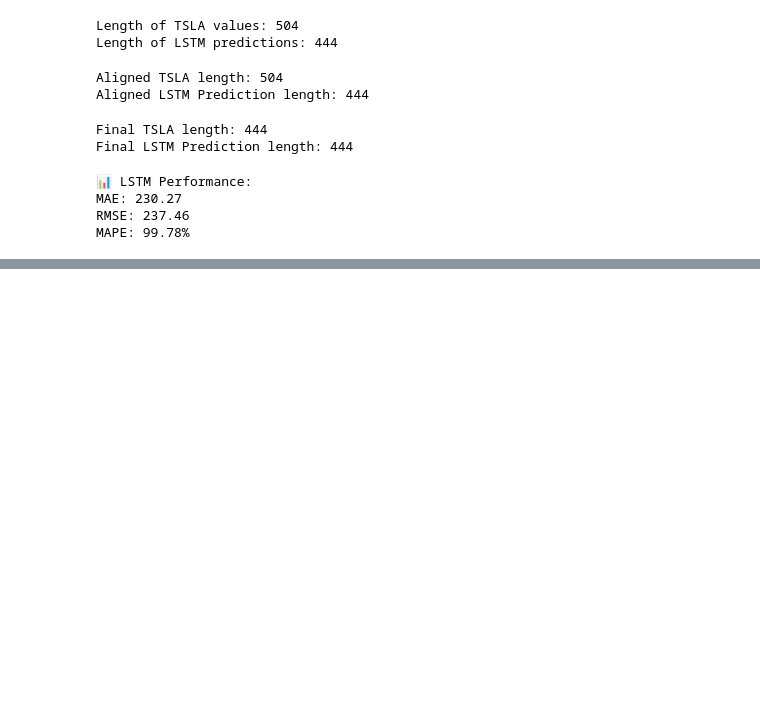
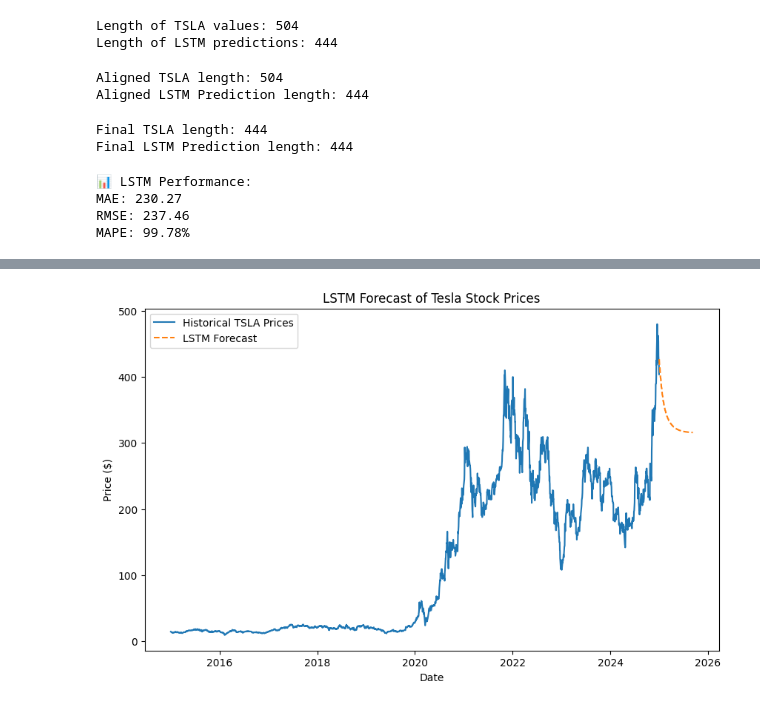
Before and after one commit to hasankere/Week11_project, a Jupyter notebook: notebooks/GMF.ipynb, the cells around one changed output, grey strips where cells are left out. Saved outputs shown, nothing was run; the diff lists cells and outputs as text; code cells hidden in the pictures; blank space fills up the shorter version.

```diff
--- a/notebooks/GMF.ipynb
+++ b/notebooks/GMF.ipynb
@@ -661,0 +740,18 @@ MAPE: 99.78%
+# %%
+from tensorflow.keras.models import Sequential
+from tensorflow.keras.layers import LSTM, Dense, Dropout
+
+# Build the LSTM model
+model_lstm = Sequential([
+    LSTM(50, return_sequences=True, input_shape=(lookback, 1)),
+    Dropout(0.2),
+    LSTM(50, return_sequences=False),
+    Dropout(0.2),
+    Dense(1)
+])
+
+# Compile the model
+model_lstm.compile(optimizer='adam', loss='mean_squared_error')
+
+# Train the model
+model_lstm.fit(X_train, y_train, epochs=10, batch_size=32, validation_data=(X_test, y_test))
@@ -661,0 +780,24 @@ MAPE: 99.78%
+# %%
+# Prepare data for future predictions
+last_data = scaled_data[-lookback:]
+future_predictions = []
+
+for _ in range(forecast_period):
+    X_input = last_data.reshape((1, lookback, 1))
+    predicted_price = model_lstm.predict(X_input)
+    future_predictions.append(predicted_price[0, 0])
+    last_data = np.append(last_data[1:], predicted_price, axis=0)
+
+# Inverse scale the predictions
+lstm_forecast = scaler.inverse_transform(np.array(future_predictions).reshape(-1, 1))
+
+# Plot LSTM forecast
+plt.figure(figsize=(10, 6))
+plt.plot(data['TSLA'], label='Historical TSLA Prices')
+plt.plot(future_dates, lstm_forecast, label='LSTM Forecast', linestyle='--')
+plt.title('LSTM Forecast of Tesla Stock Prices')
+plt.xlabel('Date')
+plt.ylabel('Price ($)')
+plt.legend()
+plt.show()
+# %% [output]
@@ -661,0 +821 @@ MAPE: 99.78%
+[figure, added]
```
Also changed, not shown: parts of 7 cells of this notebook.
